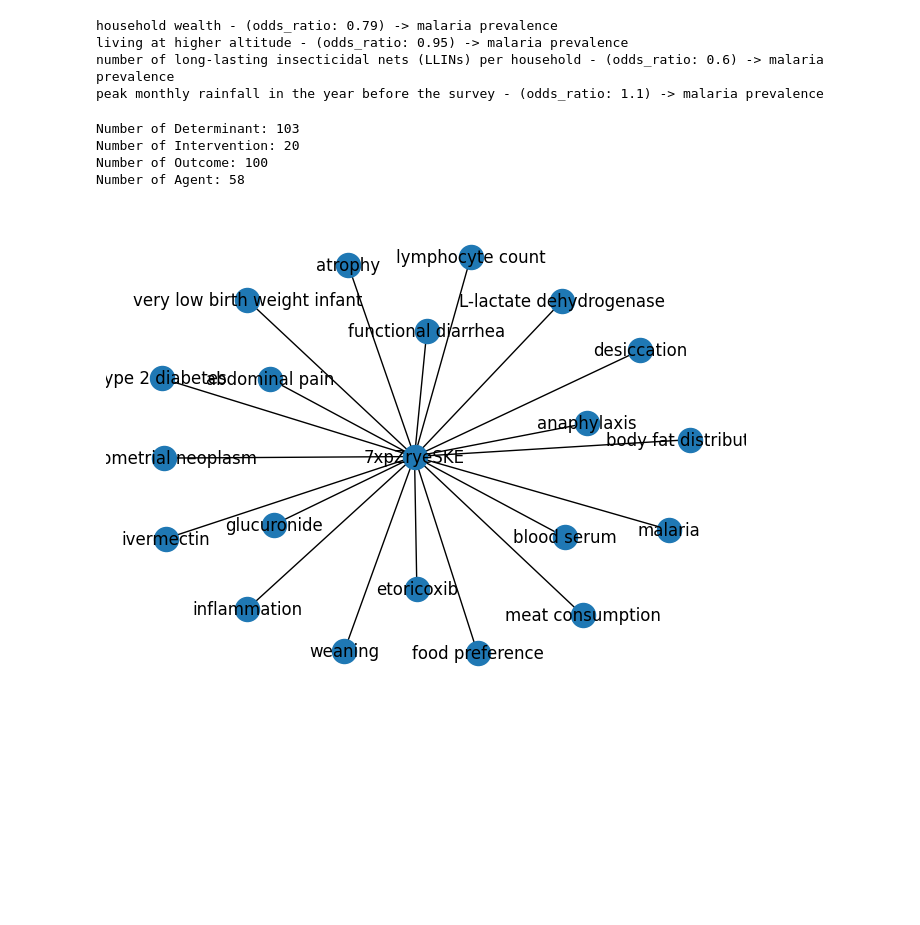
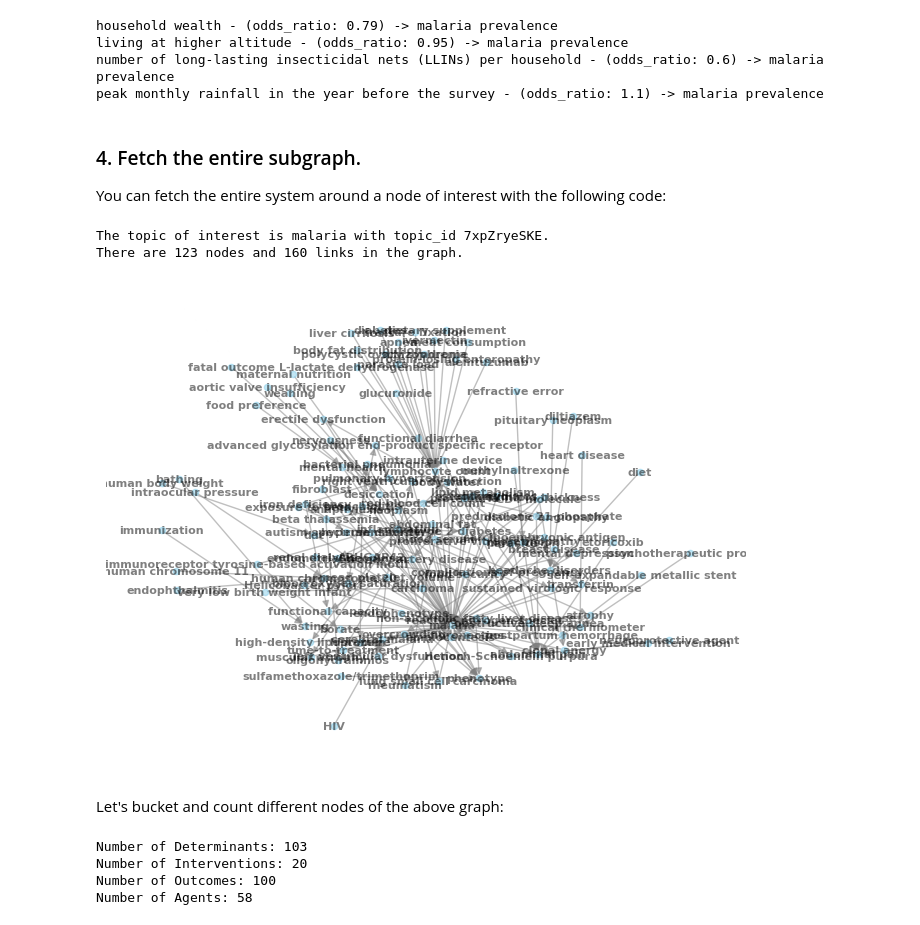
Before and after one commit to SystemInternal/SystemCookbook, a Jupyter notebook: system_api/basic_example.ipynb, the cells around one changed output. Drawn from its saved outputs; the diff is of its cells as text; code cells hidden in the pictures; blank space fills up the shorter version.

```diff
--- a/system_api/basic_example.ipynb
+++ b/system_api/basic_example.ipynb
@@ -117,22 +111,27 @@ connected_nodes = res.nodes
+# %% [markdown]
+### 4. Fetch the entire subgraph.
+You can fetch the entire system around a node of interest with the following code:
+# %%
+topic_of_interest = "malaria"
+topic_id = topic_api.fetch_topics_topics_get(topic_of_interest)[0].topic_id
+print(f"The topic of interest is {topic_of_interest} with topic_id {topic_id}.")
+gp=soh_service_client.models.GraphPayload()
+StatRelationshipsApi = soh_service_client.api.StatisticalRelationshipsApi()
+res = StatRelationshipsApi.fetch_full_graph_stat_relationships_topic_id_graph_post(topic_id, gp)
+print(f"There are {len(res.nodes)} nodes and {len(res.links)} links in the graph.")
+draw_star(res.nodes, res.links)
+# %% [output]
+The topic of interest is malaria with topic_id 7xpZryeSKE.
+There are 123 nodes and 160 links in the graph.
+[figure, added]
+# %% [markdown]
+Let's bucket and count different nodes of the above graph:
 # %%
 for role in soh_service_client.models.Role:
-    node_type = [node for node in connected_nodes if role in node.roles]
-    print(f"Number of {role.value}: {len(node_type)}")
+    node_type = [node for node in res.nodes if role in node.roles]
+    print(f"Number of {role.value}s: {len(node_type)}")
 # %% [output]
-Number of Determinant: 103
-Number of Intervention: 20
-Number of Outcome: 100
-Number of Agent: 58
+Number of Determinants: 103
+Number of Interventions: 20
+Number of Outcomes: 100
+Number of Agents: 58
-# %%
-import networkx as nx
-import matplotlib.pyplot as plt
-G = nx.Graph()
-G.add_node(topic_id)
-for node in connected_nodes:
-    G.add_node(node.name)
-for node in connected_nodes:
-    G.add_edge(topic_id, node.name)
-nx.draw(G, with_labels=True)
-plt.show()
-# %% [output]
-[figure, removed]
```
Also changed, not shown: parts of 24 cells of this notebook.
